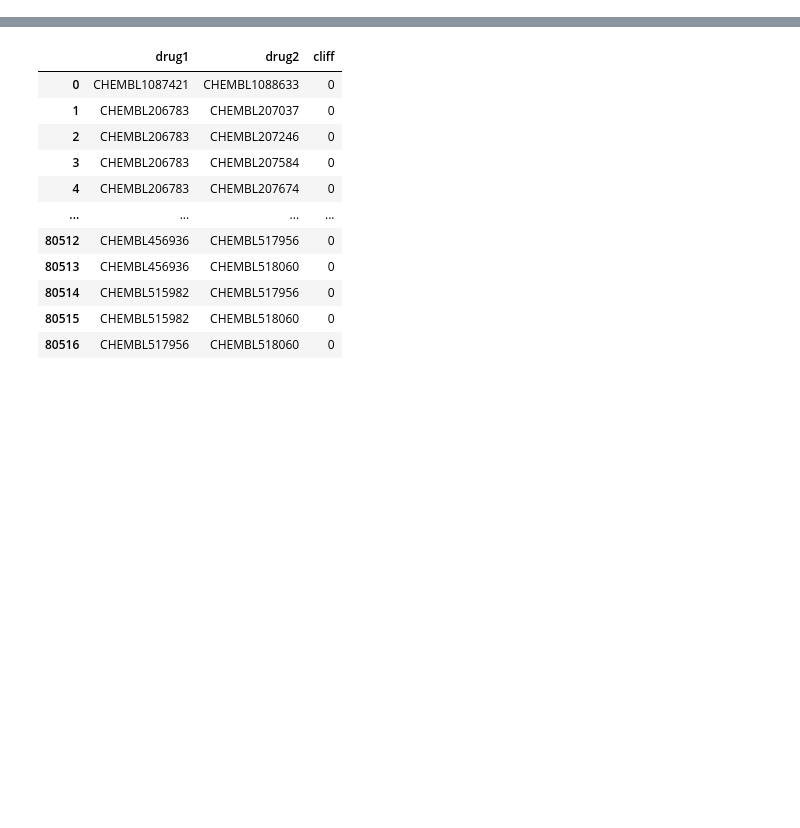
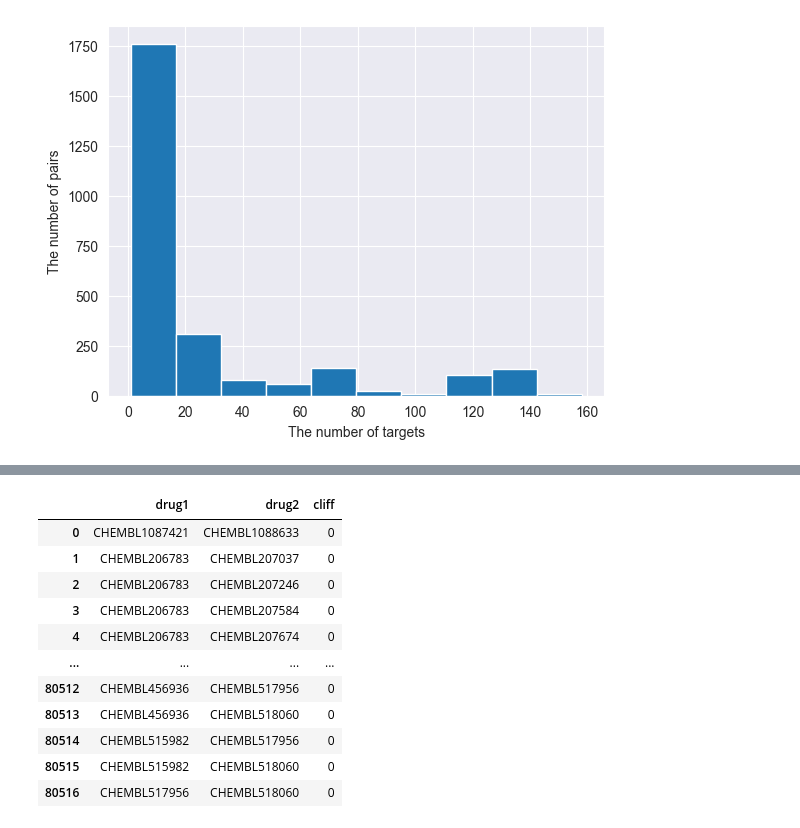
Before and after one commit to reginaib/AC-DTI, a Jupyter notebook: scripts/kiba-ac.ipynb, the cells around one changed output, grey strips where cells are left out. Drawn from its saved outputs; the diff is of its cells as text; code cells hidden in the pictures; blank space fills up the shorter version.

```diff
--- a/scripts/kiba-ac.ipynb
+++ b/scripts/kiba-ac.ipynb
@@ -33,0 +138,3 @@ cliff_pairs
+# %%
+un2 = cliff_pairs[['drug1', 'drug2']].value_counts()
+un2
@@ -33,0 +155,6 @@ cliff_pairs
+# %%
+plt.hist(un2)
+plt.xlabel('The number of targets')
+plt.ylabel('The number of pairs');
+# %% [output]
+[figure, added]
```
Also changed, not shown: parts of 20 cells of this notebook, 1 other file.
